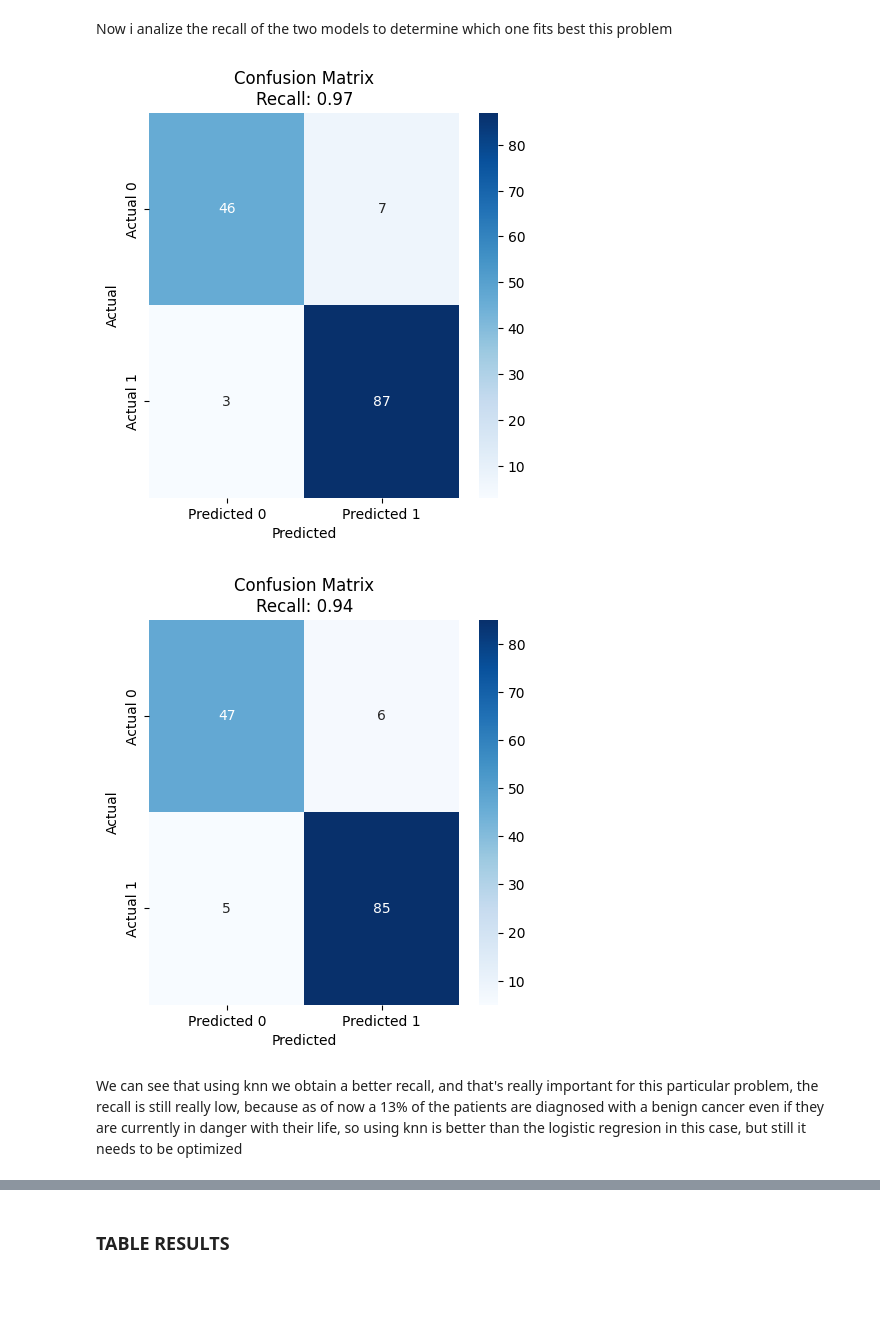
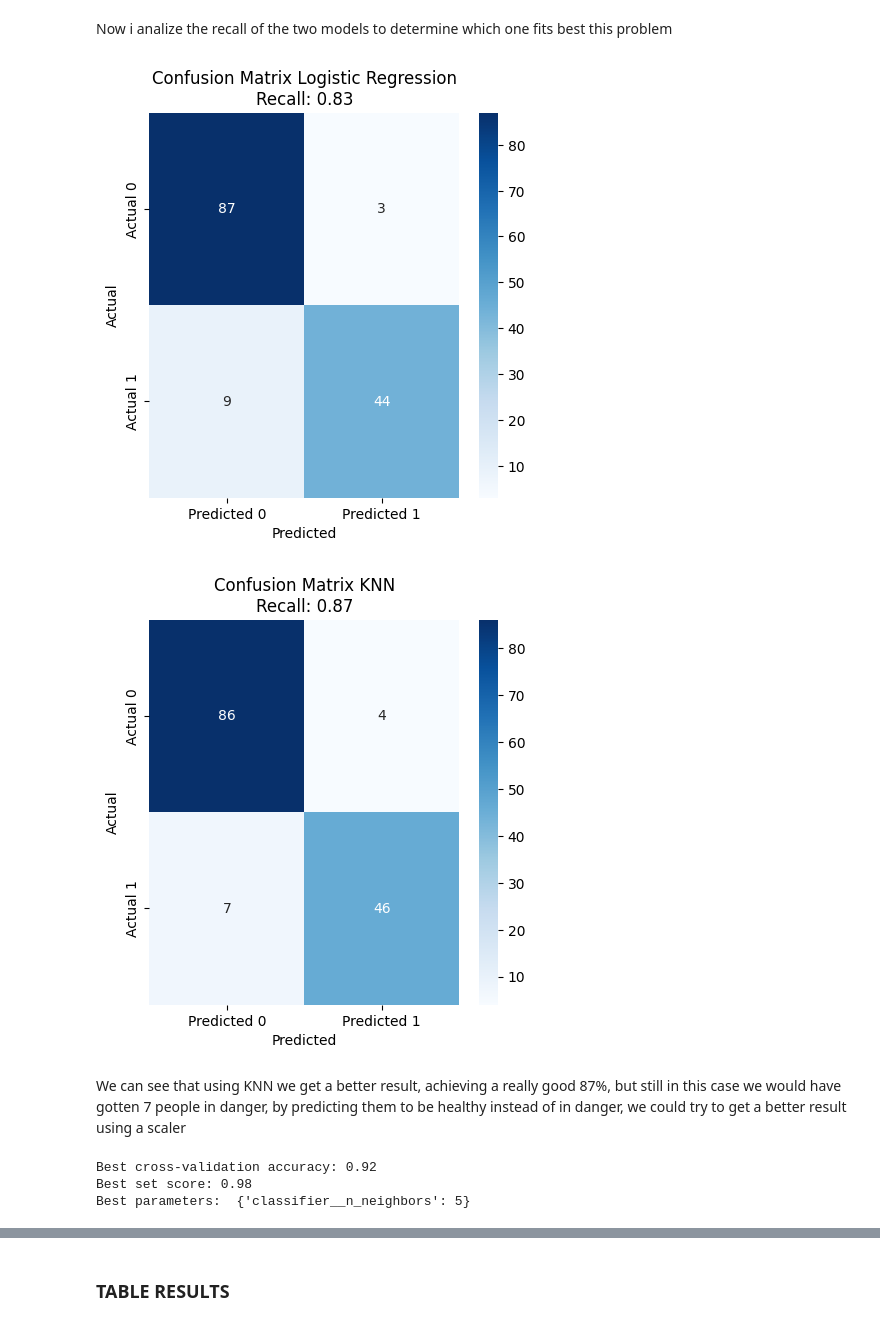
Before and after one commit to LeoBello00/jbook_ml202330, a Jupyter notebook: _sources/Excercise_1.ipynb, the cells around one changed output, grey strips where cells are left out. Drawn from its saved outputs; the diff is of its cells as text; code cells hidden in the pictures; blank space fills up the shorter version.

```diff
--- a/_sources/Excercise_1.ipynb
+++ b/_sources/Excercise_1.ipynb
@@ -21,7 +13,7 @@ cancer['target_names']
 # %% [output]
 array(['malignant', 'benign'], dtype='<U9')
 # %%
-#cancer.target = 1 - cancer.target
+cancer.target = 1 - cancer.target
 # %%
 df_cancer = pd.DataFrame(np.c_[cancer['data'], cancer['target']], columns = np.append(cancer['feature_names'], ['target']))
 # %%
@@ -93,11 +87,16 @@ X_train, X_test, y_train, y_test = train_test_split(cancer.data, cancer.target,
 from sklearn.model_selection import GridSearchCV
 from sklearn.neighbors import KNeighborsClassifier
 from sklearn.pipeline import Pipeline
-param_grid = {'classifier__n_neighbors': range(1, 20)}
+from sklearn.preprocessing import StandardScaler, MinMaxScaler
+pipeline = Pipeline([
+    ('classifier', KNeighborsClassifier())
+])
 
-pipeline = Pipeline([('classifier', KNeighborsClassifier())])
+param_grid = {
+    'classifier__n_neighbors': range(1, 20)
+}
 
-gridKn = GridSearchCV(pipeline, param_grid, cv=5,scoring='accuracy')
+gridKn = GridSearchCV(pipeline, param_grid, cv=5)
 gridKn.fit(X_train, y_train)
 
 print("Best cross-validation accuracy: {:.2f}".format(gridKn.best_score_))
@@ -120,7 +119,7 @@ from sklearn.model_selection import cross_val_score
 
 best_score = 0
 
-for n_neighbors in range(1, 11):
+for n_neighbors in range(1, 20):
     knn = KNeighborsClassifier(n_neighbors=n_neighbors)
     scores = cross_val_score(knn, X_train, y_train, cv=5) # Calcula validación cruzada
     score = np.mean(scores) # Calcula media de la validación cruzada para precisión
@@ -265,15 +266,15 @@ Now i analize the recall of the two models to determine which one fits best this
 # %%
 y_pred = gridLr.predict(X_test)
 cm = confusion_matrix(y_test, y_pred)
 recall = recall_score(y_test, y_pred)
 plt.figure(figsize=(5, 5))
 sns.heatmap(cm, annot=True, fmt="d", cmap="Blues", xticklabels=["Predicted 0", "Predicted 1"], yticklabels=["Actual 0", "Actual 1"])
 plt.xlabel("Predicted")
 plt.ylabel("Actual")
-plt.title(f"Confusion Matrix\nRecall: {recall:.2f}")
+plt.title(f"Confusion Matrix Logistic Regression\nRecall: {recall:.2f}")
 plt.show()
 # %% [output]
-[figure, old version]
+[figure, new version]
 # %%
 y_pred = gridKn.predict(X_test)
 cm = confusion_matrix(y_test, y_pred)
@@ -282,9 +283,33 @@ plt.figure(figsize=(5, 5))
 sns.heatmap(cm, annot=True, fmt="d", cmap="Blues", xticklabels=["Predicted 0", "Predicted 1"], yticklabels=["Actual 0", "Actual 1"])
 plt.xlabel("Predicted")
 plt.ylabel("Actual")
-plt.title(f"Confusion Matrix\nRecall: {recall:.2f}")
+plt.title(f"Confusion Matrix KNN\nRecall: {recall:.2f}")
 plt.show()
 # %% [output]
-[figure, old version]
+[figure, new version]
-# %% [markdown]
-We can see that using knn we obtain a better recall, and that's really important for this particular problem, the recall is still really low, because as of now a 13% of the patients are diagnosed with a benign cancer even if they are currently in danger with their life, so using knn is better than the logistic regresion in this case, but still it needs to be optimized
+# %% [markdown]
+We can see that using KNN we get a better result, achieving a really good 87%, but still in this case we would have gotten 7 people in danger, by predicting them to be healthy instead of in danger, we could try to get a better result using a scaler
+# %%
+from sklearn.model_selection import GridSearchCV
+from sklearn.neighbors import KNeighborsClassifier
+from sklearn.pipeline import Pipeline
+from sklearn.preprocessing import StandardScaler, MinMaxScaler
+pipeline = Pipeline([
+    ('scaler', MinMaxScaler()),
+    ('classifier', KNeighborsClassifier())
+])
+
+param_grid = {
+    'classifier__n_neighbors': range(1, 20)
+}
+
+gridKn = GridSearchCV(pipeline, param_grid, cv=5,scoring='recall')
+gridKn.fit(X_train, y_train)
+
+print("Best cross-validation accuracy: {:.2f}".format(gridKn.best_score_))
+print("Best set score: {:.2f}".format(gridKn.score(X_test, y_test)))
+print("Best parameters: ", gridKn.best_params_)
+# %% [output]
+Best cross-validation accuracy: 0.92
+Best set score: 0.98
+Best parameters:  {'classifier__n_neighbors': 5}
```
Also changed, not shown: parts of 16 cells of this notebook, 11 other files.
